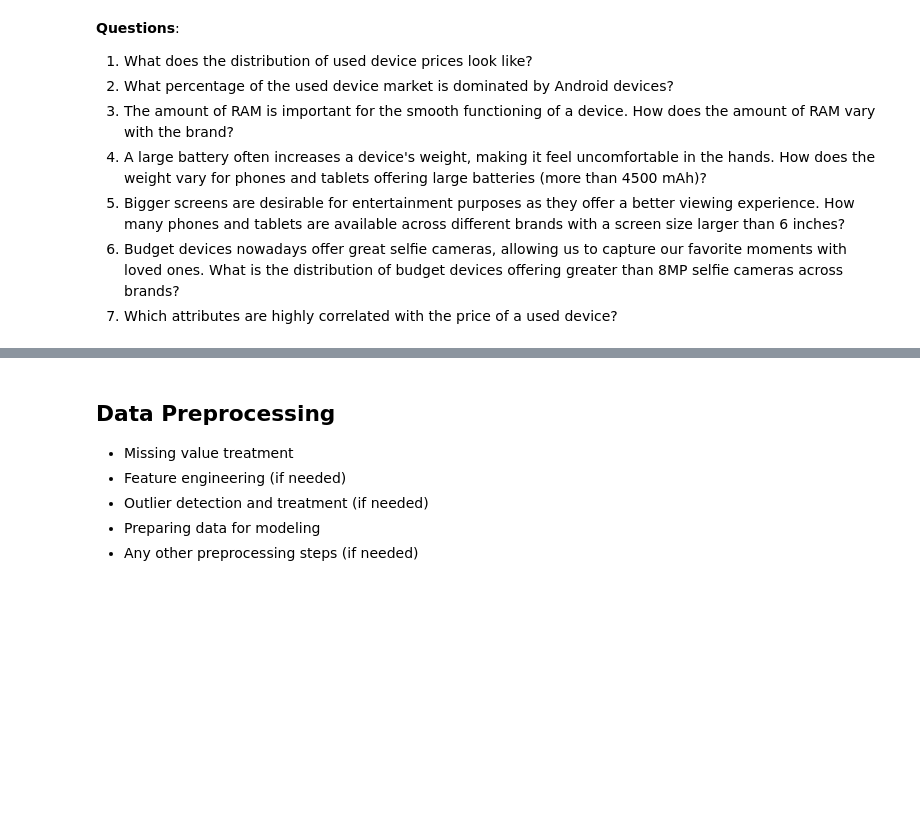
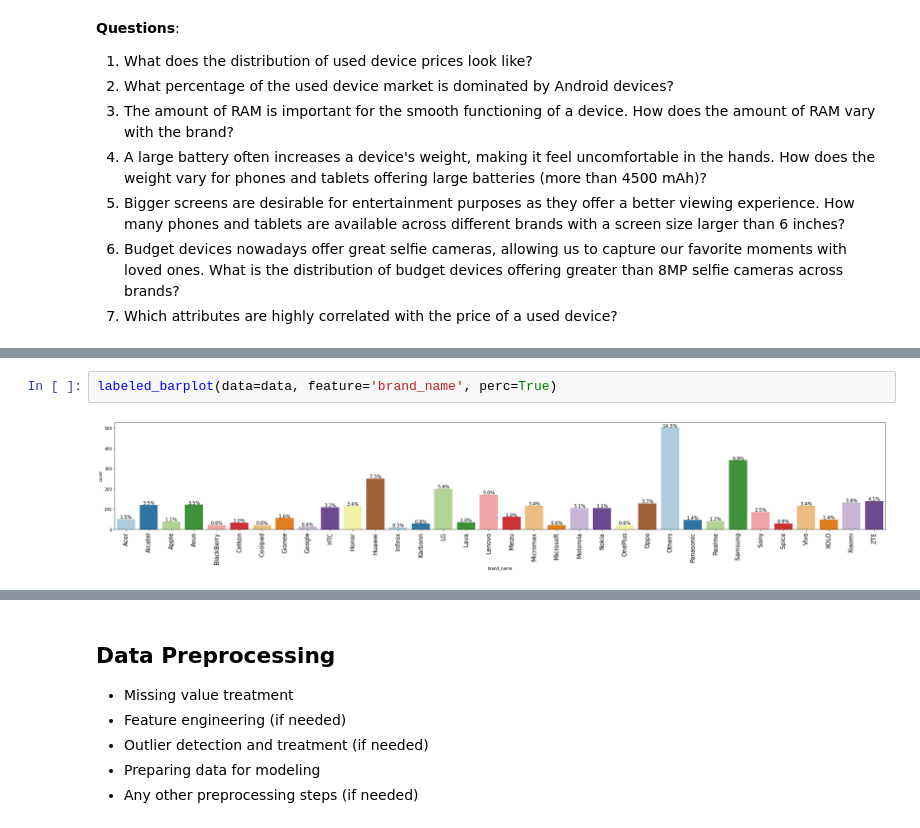
Before and after one commit to arifmujib/Business-Analysis, a Jupyter notebook: Supervised Learning/W4/SLF_Project_LearnerNotebook_FullCode.ipynb, the cells around one changed output, grey strips where cells are left out. Drawn from its saved outputs; the diff is of its cells as text; blank space fills up the shorter version.

```diff
--- a/Supervised Learning/W4/SLF_Project_LearnerNotebook_FullCode.ipynb
+++ b/Supervised Learning/W4/SLF_Project_LearnerNotebook_FullCode.ipynb
@@ -61,0 +145,4 @@ The data contains the different attributes of used/refurbished phones and tablet
+# %%
+labeled_barplot(data=data, feature='brand_name', perc=True)
+# %% [output]
+[figure, added]
```
Also changed, not shown: parts of 8 cells of this notebook, 5 other files.
